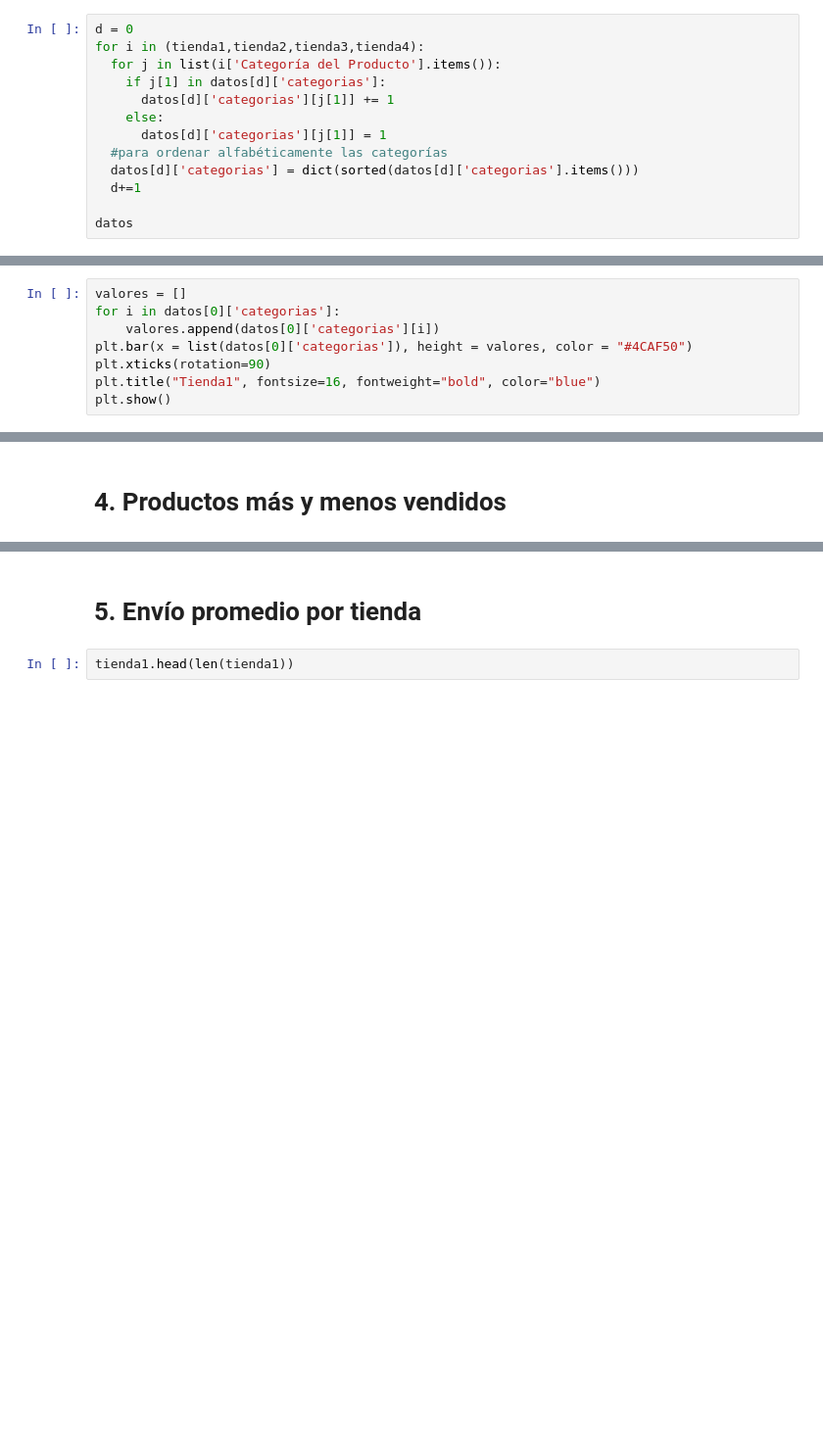
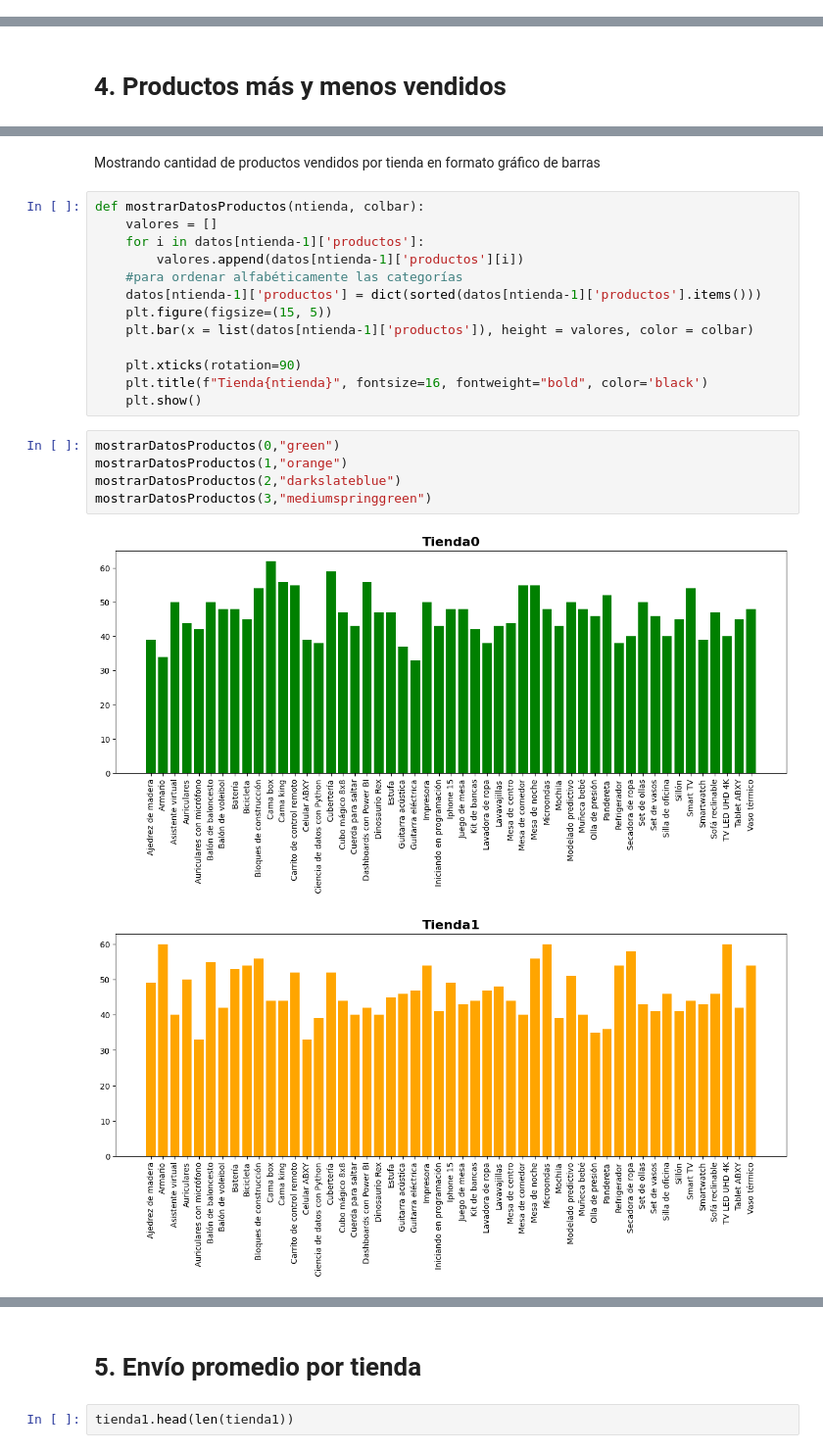
Before and after one commit to aylenfv/DS---Sr.-Juan, a Jupyter notebook: AluraStoreLatam.ipynb, the cells around one changed output, grey strips where cells are left out. Shown at 98% size. Drawn from its saved outputs; the diff is of its cells as text; blank space fills up the shorter version.

```diff
--- a/AluraStoreLatam.ipynb
+++ b/AluraStoreLatam.ipynb
@@ -72,15 +91,2 @@ datos
 # %% [markdown]
 # 2. Ventas por categoría
-# %%
-d = 0
-for i in (tienda1,tienda2,tienda3,tienda4):
-  for j in list(i['Categoría del Producto'].items()):
-    if j[1] in datos[d]['categorias']:
-      datos[d]['categorias'][j[1]] += 1
-    else:
-      datos[d]['categorias'][j[1]] = 1
-  #para ordenar alfabéticamente las categorías
-  datos[d]['categorias'] = dict(sorted(datos[d]['categorias'].items()))
-  d+=1
-
-datos
@@ -105,8 +92,0 @@ datos
-# %%
-valores = []
-for i in datos[0]['categorias']:
-    valores.append(datos[0]['categorias'][i])
-plt.bar(x = list(datos[0]['categorias']), height = valores, color = "#4CAF50")
-plt.xticks(rotation=90)
-plt.title("Tienda1", fontsize=16, fontweight="bold", color="blue")
-plt.show()
@@ -171,0 +306,23 @@ print(datos[0]['Calificación Media'], datos[1]['Calificación Media'], datos[2]
+# %% [markdown]
+Mostrando cantidad de productos vendidos por tienda en formato gráfico de barras
+# %%
+def mostrarDatosProductos(ntienda, colbar):
+    valores = []
+    for i in datos[ntienda-1]['productos']:
+        valores.append(datos[ntienda-1]['productos'][i])
+    #para ordenar alfabéticamente las categorías
+    datos[ntienda-1]['productos'] = dict(sorted(datos[ntienda-1]['productos'].items()))
+    plt.figure(figsize=(15, 5))
+    plt.bar(x = list(datos[ntienda-1]['productos']), height = valores, color = colbar)
+
+    plt.xticks(rotation=90)
+    plt.title(f"Tienda{ntienda}", fontsize=16, fontweight="bold", color='black')
+    plt.show()
+# %%
+mostrarDatosProductos(0,"green")
+mostrarDatosProductos(1,"orange")
+mostrarDatosProductos(2,"darkslateblue")
+mostrarDatosProductos(3,"mediumspringgreen")
+# %% [output]
+[figure, added]
+[figure, added]
```
Also changed, not shown: parts of 36 cells of this notebook.
